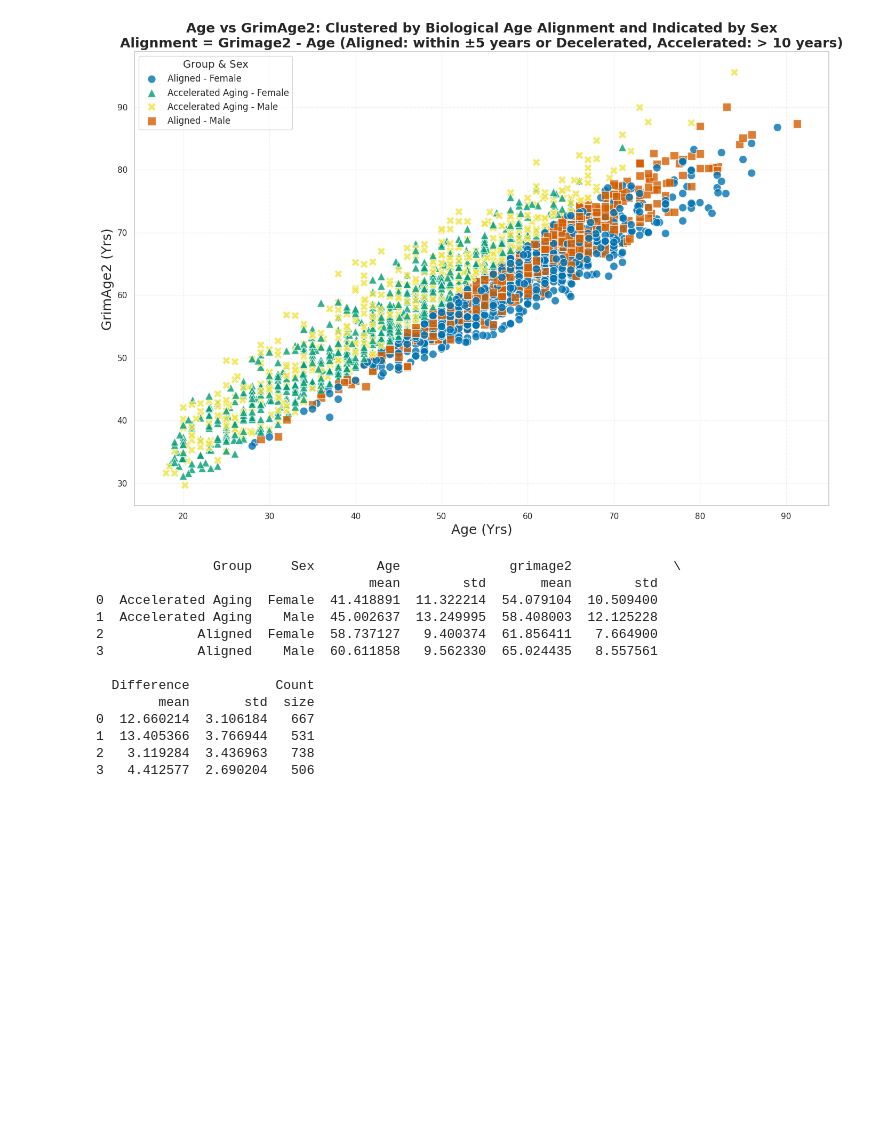
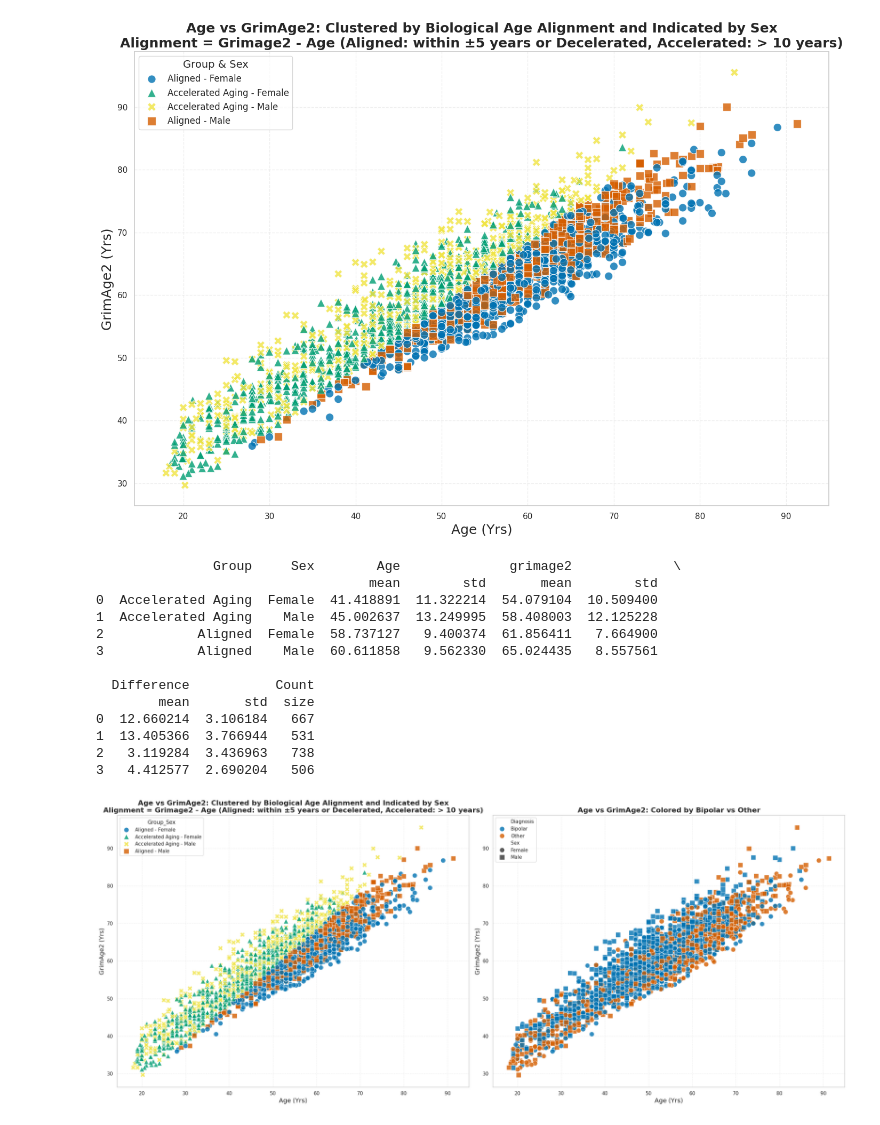
Before and after one commit to lowestprime/BP-DNAm_pub, a Jupyter notebook: Jupyter/BP-DNAm_pyaging_GrimAge2.ipynb, the cells around one changed output. Saved outputs shown, nothing was run; the diff lists cells and outputs as text; code cells hidden in the pictures; blank space fills up the shorter version.

```diff
--- a/Jupyter/BP-DNAm_pyaging_GrimAge2.ipynb
+++ b/Jupyter/BP-DNAm_pyaging_GrimAge2.ipynb
@@ -707,3 +712,14 @@ plt.show()
 # };
 
 # export default AgeCorrelationPlot;
+# %%
+# Summarize original diagnosis counts
+diagnosis_counts = adata_subset.obs['Diagnosis'].value_counts()
+print(diagnosis_counts)
+
+# Regroup all Diagnosis entries into Bipolar diagnosis vs Other
+df = adata_subset.obs.copy()
+df['Diagnosis'] = df['Diagnosis'].apply(lambda x: 'Bipolar' if 'Bipolar' in x else 'Other')
+diagnosis_counts_new = df['Diagnosis'].value_counts()
+print(diagnosis_counts_new)
+print(df)
@@ -798,6 +829,82 @@ print(group_summary)
 1  13.405366  3.766944   531
 2   3.119284  3.436963   738
 3   4.412577  2.690204   506
+# %%
+# Assuming df already exists with necessary modifications
+# Ensure df contains the Group_Sex column
+df['Sex'] = df['Female'].replace({1.0: 'Female', 0.0: 'Male'})
+
+# Calculate the difference between GrimAge2 and Age
+df['Difference'] = df['grimage2'] - df['Age']
+
+# Standardize the difference for clustering
+scaler = StandardScaler()
+df['Scaled_Difference'] = scaler.fit_transform(df[['Difference']])
+
+# Perform K-means clustering
+n_clusters = 2  # Two clusters: Aligned and Accelerated Aging
+kmeans = KMeans(n_clusters=n_clusters, random_state=42)
+df['Cluster'] = kmeans.fit_predict(df[['Scaled_Difference']])
+
+# Map the clusters to meaningful names
+df['Group'] = df['Cluster'].replace({0: 'Aligned', 1: 'Accelerated Aging'})
+
+# Combine Group and Sex for coloring
+df['Group_Sex'] = df['Group'] + ' - ' + df['Sex']
+
+# Create a new DataFrame that only keeps the necessary columns for the second plot
+df_bipolar_other = df.copy()
+
+# Define the subplots
+fig, axes = plt.subplots(1, 2, figsize=(24, 10))
+
+# Plot 1: Original plot (Age vs GrimAge2, colored by Group_Sex)
+sns.scatterplot(
+    data=df,
+    x='Age',
+    y='grimage2',
+    hue='Group_Sex',
+    style='Group_Sex',
+    markers={'Aligned - Female': 'o', 'Aligned - Male': 's', 'Accelerated Aging - Female': '^', 'Accelerated Aging - Male': 'X'},
+    palette=color_palette,
+    s=120,
+    alpha=0.8,
+    ax=axes[0]
+)
+
+alignment_text = "Alignment = Grimage2 - Age (Aligned: within ±5 years or Decelerated, Accelerated: > 10 years)"
+axes[0].set_title(f'Age vs GrimAge2: Clustered by Biological Age Alignment and Indicated by Sex\n{alignment_text}', fontsize=16, fontweight='bold')
+axes[0].set_xlabel('Age (Yrs)', fontsize=14)
+axes[0].set_ylabel('GrimAge2 (Yrs)', fontsize=14)
+axes[0].grid(True, linestyle='--', alpha=0.3)
+
+# Plot 2: New plot (Age vs GrimAge2, colored by Bipolar vs Other)
+sns.scatterplot(
+    data=df_bipolar_other,
+    x='Age',
+    y='grimage2',
+    hue='Diagnosis',
+    style='Sex',
+    markers={'Female': 'o', 'Male': 's'},
+    palette={'Bipolar': '#0072B2', 'Other': '#D55E00'},  # Use two distinct colors for Bipolar and Other
+    s=120,
+    alpha=0.8,
+    ax=axes[1]
+)
+
+axes[1].set_title(f'Age vs GrimAge2: Colored by Bipolar vs Other', fontsize=16, fontweight='bold')
+axes[1].set_xlabel('Age (Yrs)', fontsize=14)
+axes[1].set_ylabel('GrimAge2 (Yrs)', fontsize=14)
+axes[1].grid(True, linestyle='--', alpha=0.3)
+
+# Adjust layout and show both plots
+plt.tight_layout()
+
+# Save the combined plot
+plt.savefig('Combined_Age_vs_GrimAge2_Biological_Age_Alignment_Bipolar_vs_Other.svg', format='svg', dpi=4000, bbox_inches='tight')
+plt.show()
+# %% [output]
+[figure, added]
 # %%
 model = pya.models.GrimAge2()
 # %%
```
Also changed, not shown: parts of 11 cells of this notebook, 5 other files.
